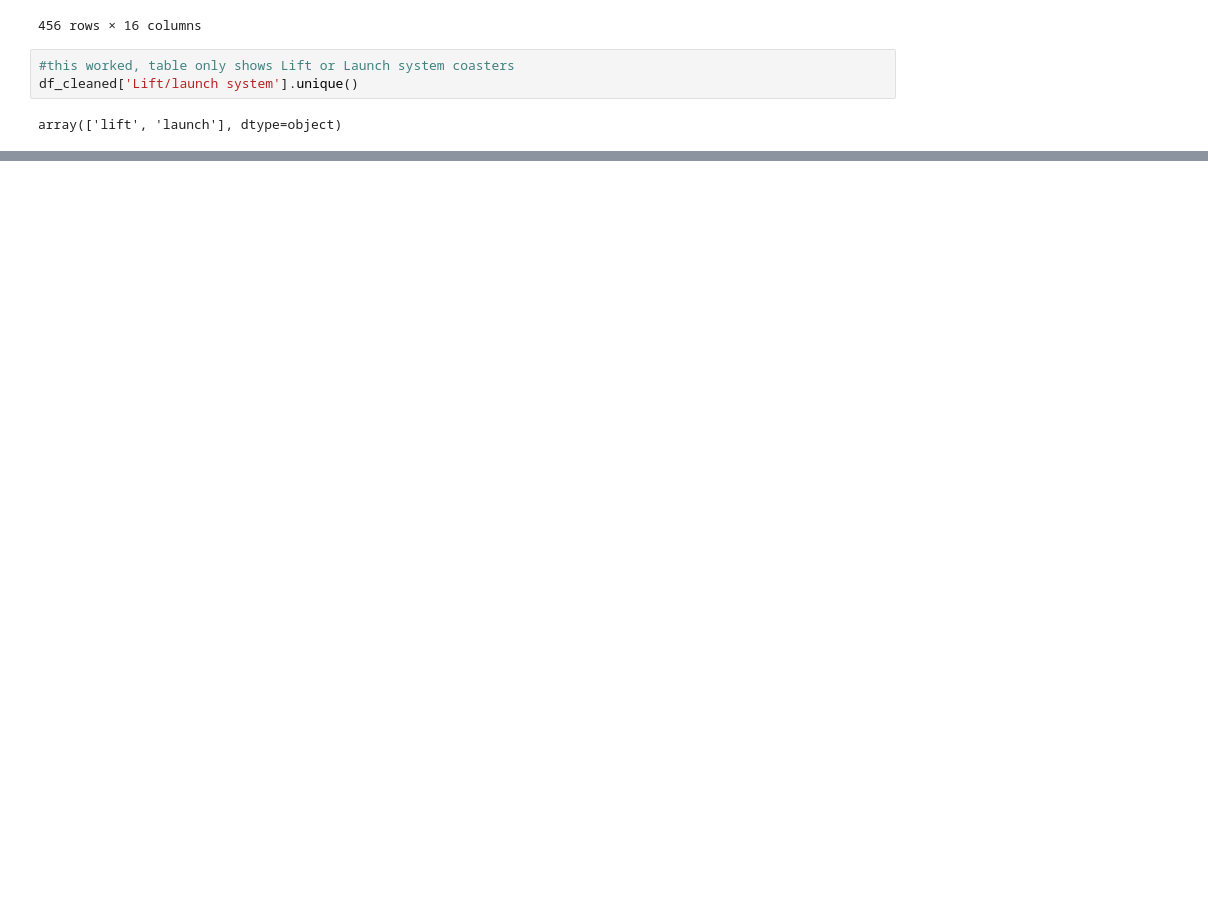
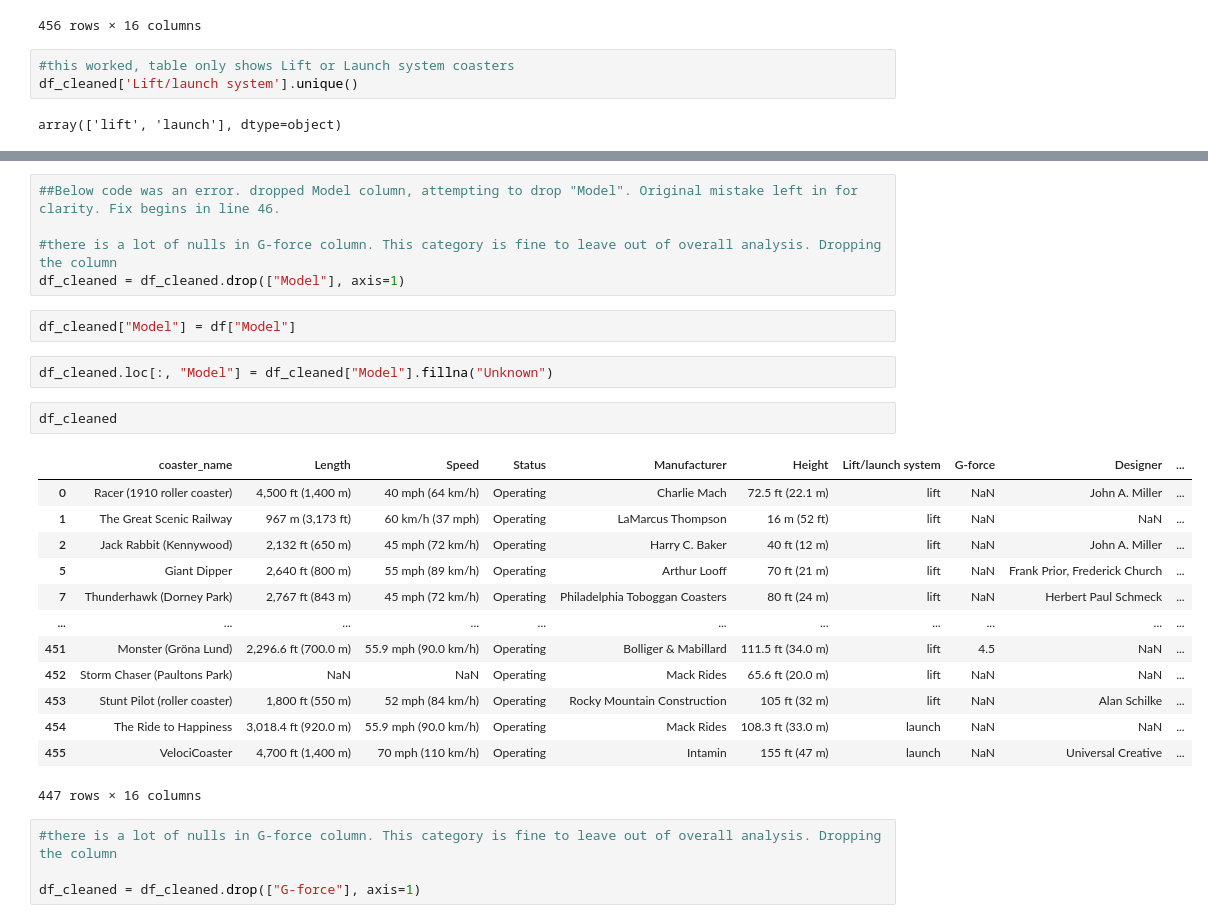
Before and after one commit to bteter/roller-coaster-project, a Jupyter notebook: Roller_coaster_cleaning_data_workbook.ipynb, the cells around one changed output, grey strips where cells are left out. Drawn from its saved outputs; the diff is of its cells as text; blank space fills up the shorter version.

```diff
--- a/Roller_coaster_cleaning_data_workbook.ipynb
+++ b/Roller_coaster_cleaning_data_workbook.ipynb
@@ -374,0 +481,29 @@ array(['lift', 'launch'], dtype=object)
+# %%
+##Below code was an error. dropped Model column, attempting to drop "Model". Original mistake left in for clarity. Fix begins in line 46.
+
+#there is a lot of nulls in G-force column. This category is fine to leave out of overall analysis. Dropping the column
+df_cleaned = df_cleaned.drop(["Model"], axis=1)
+# %%
+df_cleaned["Model"] = df["Model"]
+# %%
+df_cleaned.loc[:, "Model"] = df_cleaned["Model"].fillna("Unknown")
+# %%
+df_cleaned
+# %% [output]
+|  | coaster_name | Length | Speed | Status | Manufacturer | Height | Lift/launch system | G-force | Designer | ... |
+| 0 | Racer (1910 roller coaster) | 4,500 ft (1,400 m) | 40 mph (64 km/h) | Operating | Charlie Mach | 72.5 ft (22.1 m) | lift | NaN | John A. Miller | ... |
+| 1 | The Great Scenic Railway | 967 m (3,173 ft) | 60 km/h (37 mph) | Operating | LaMarcus Thompson | 16 m (52 ft) | lift | NaN | NaN | ... |
+| 2 | Jack Rabbit (Kennywood) | 2,132 ft (650 m) | 45 mph (72 km/h) | Operating | Harry C. Baker | 40 ft (12 m) | lift | NaN | John A. Miller | ... |
+| 5 | Giant Dipper | 2,640 ft (800 m) | 55 mph (89 km/h) | Operating | Arthur Looff | 70 ft (21 m) | lift | NaN | Frank Prior, Frederick Church | ... |
+| 7 | Thunderhawk (Dorney Park) | 2,767 ft (843 m) | 45 mph (72 km/h) | Operating | Philadelphia Toboggan Coasters | 80 ft (24 m) | lift | NaN | Herbert Paul Schmeck | ... |
+| ... | ... | ... | ... | ... | ... | ... | ... | ... | ... | ... |
+| 451 | Monster (Gröna Lund) | 2,296.6 ft (700.0 m) | 55.9 mph (90.0 km/h) | Operating | Bolliger & Mabillard | 111.5 ft (34.0 m) | lift | 4.5 | NaN | ... |
+| 452 | Storm Chaser (Paultons Park) | NaN | NaN | Operating | Mack Rides | 65.6 ft (20.0 m) | lift | NaN | NaN | ... |
+| 453 | Stunt Pilot (roller coaster) | 1,800 ft (550 m) | 52 mph (84 km/h) | Operating | Rocky Mountain Construction | 105 ft (32 m) | lift | NaN | Alan Schilke | ... |
+| 454 | The Ride to Happiness | 3,018.4 ft (920.0 m) | 55.9 mph (90.0 km/h) | Operating | Mack Rides | 108.3 ft (33.0 m) | launch | NaN | NaN | ... |
+| 455 | VelociCoaster | 4,700 ft (1,400 m) | 70 mph (110 km/h) | Operating | Intamin | 155 ft (47 m) | launch | NaN | Universal Creative | ... |
+447 rows × 16 columns
+# %%
+#there is a lot of nulls in G-force column. This category is fine to leave out of overall analysis. Dropping the column
+
+df_cleaned = df_cleaned.drop(["G-force"], axis=1)
```
Also changed, not shown: parts of 18 cells of this notebook.
